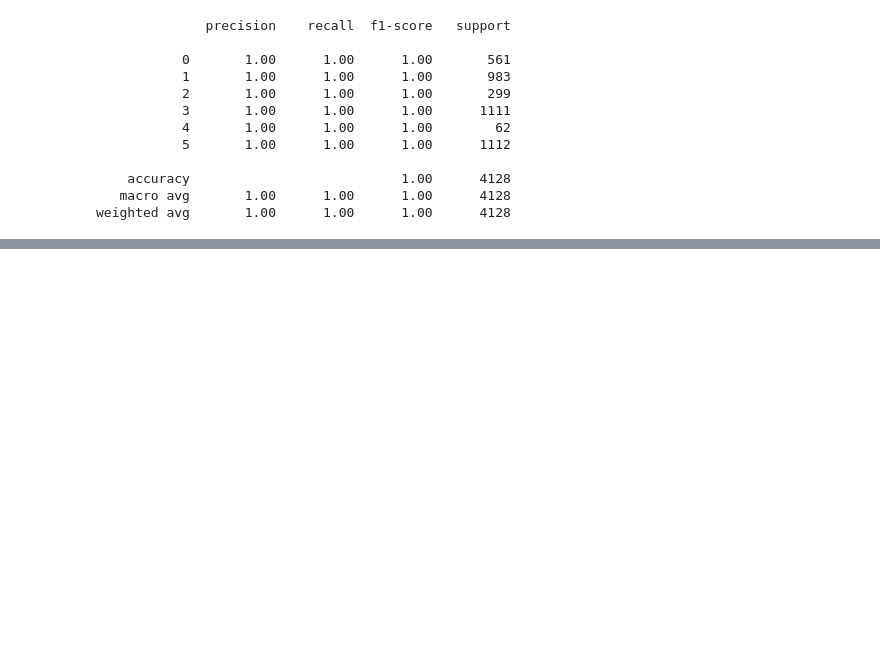
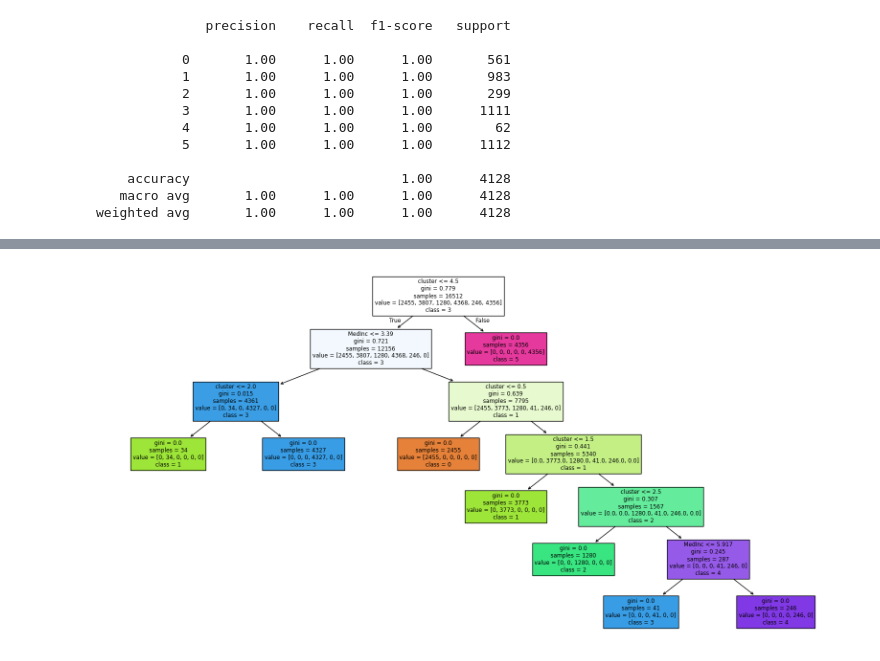
Before and after one commit to MarcelMirT/K-means, a Jupyter notebook: src/explore.ipynb, the cells around one changed output, grey strips where cells are left out. Drawn from its saved outputs; the diff is of its cells as text; code cells hidden in the pictures; blank space fills up the shorter version.

```diff
--- a/src/explore.ipynb
+++ b/src/explore.ipynb
@@ -149,0 +176,7 @@ plt.show()
+# %%
+# Visualizar arbol del modelo_2
+fig = plt.figure(figsize=(20, 10))
+tree.plot_tree(clf_2, feature_names=list(train_data.columns), class_names=["0", "1", "2", "3", "4", "5"], filled = True)
+plt.show()
+# %% [output]
+[figure, added]
```
Also changed, not shown: parts of 7 cells of this notebook, 3 other files.
